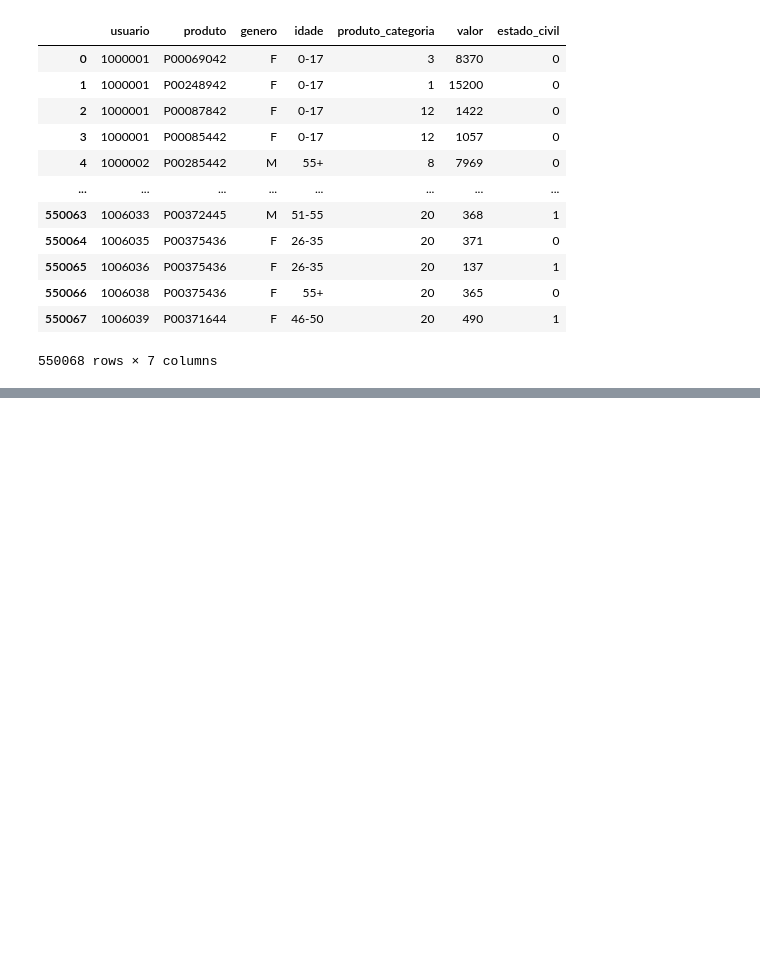
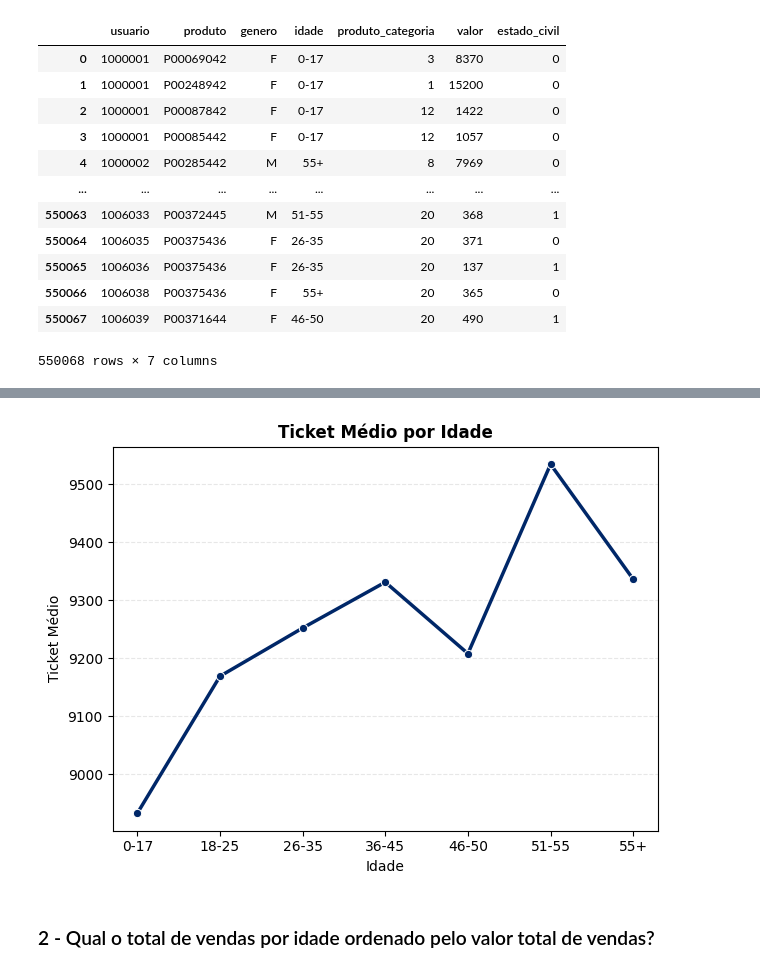
Before and after one commit to kajinmo/eda-black-friday, a Jupyter notebook: code/case.ipynb, the cells around one changed output, grey strips where cells are left out. Saved outputs shown, nothing was run; the diff lists cells and outputs as text; code cells hidden in the pictures; blank space fills up the shorter version.

```diff
--- a/code/case.ipynb
+++ b/code/case.ipynb
@@ -163,0 +308,12 @@ Análise por gênero
+# %%
+ticket_medio_por_idade = (
+    df
+    .groupby('idade', observed=False)['valor'] # idade como categorica
+    .mean()
+    .astype(int)
+    .reset_index()
+    .sort_values('idade')
+    .rename(columns={'valor': 'ticket_medio'})
+)
+
+ticket_medio_por_idade
@@ -163,0 +329,15 @@ Análise por gênero
+# %%
+# Gráfico de linha
+PlotUtils.line_plot(
+    data=ticket_medio_por_idade,
+    x='idade',
+    y='ticket_medio',
+    title='Ticket Médio por Idade',
+    xlabel='Idade',
+    ylabel='Ticket Médio',
+)
+# %% [output]
+[figure, added]
+# %% [markdown]
+
+### 2 - Qual o total de vendas por idade ordenado pelo valor total de vendas?
```
Also changed, not shown: parts of 81 cells of this notebook, 1 other file.
